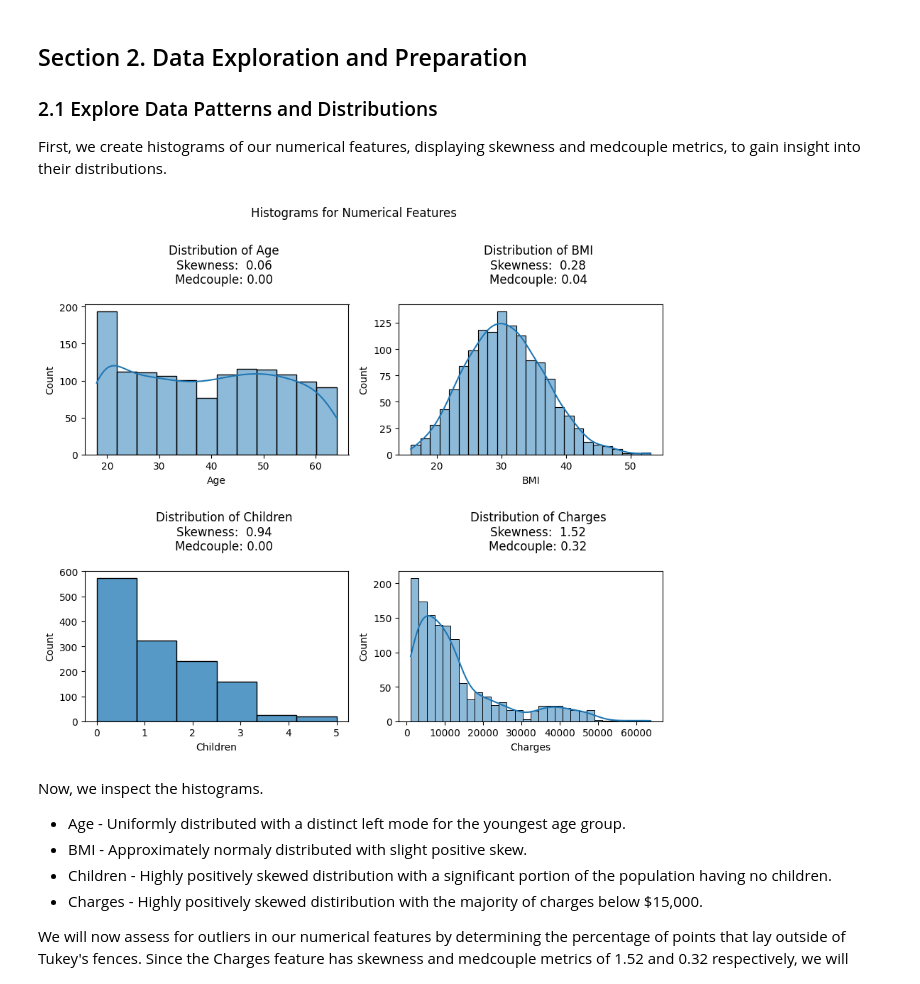
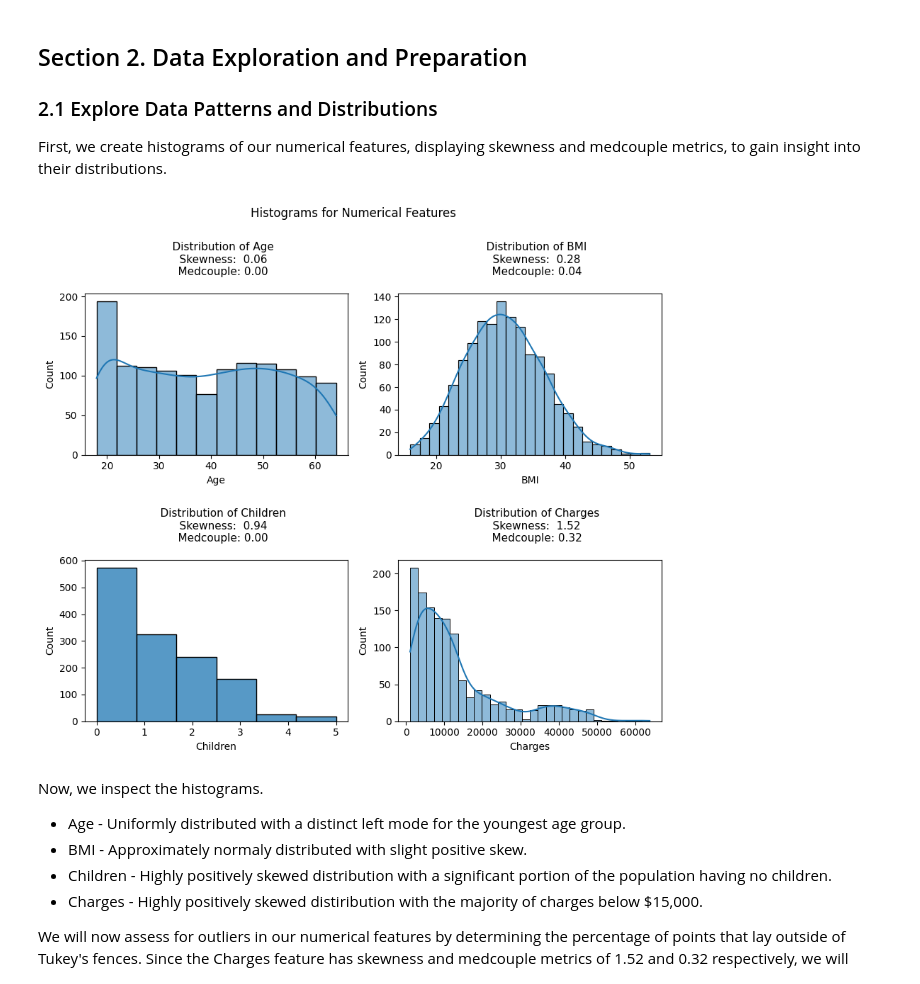
Before and after one commit to JfromNWMS/ml_regression_jordan, a Jupyter notebook: regression_jordan.ipynb, the cells around one changed output. Cells and saved outputs as stored; diff of their text form; code cells hidden in the pictures.

```diff
--- a/regression_jordan.ipynb
+++ b/regression_jordan.ipynb
@@ -111,25 +111,25 @@ First, we create histograms of our numerical features, displaying skewness and m
 # %%
 fig, axes = plt.subplots(2, 2, figsize=(9,8))
 
 for ax, col in zip(axes.flatten(), ["age", "bmi", "children", "charges"], strict=True):
 
     if col == "children":
         sns.histplot(insurance_df[col], kde=False, ax=ax, bins=6) # type: ignore
     else:
         sns.histplot(insurance_df[col], kde=True, ax=ax) # type: ignore
 
     ax.set_title(f"""
     Distribution of {"BMI" if col == "bmi" else col.title()}
     Skewness:  {insurance_df[col].skew():.2f}
     Medcouple: {medcouple(insurance_df[col]):.2f}
-    """)
+    """, fontsize=11)
     ax.set_xlabel("BMI" if col == "bmi" else col.title())
 
 fig.suptitle("Histograms for Numerical Features")
 plt.tight_layout()
 plt.show()
 # %% [output]
-[figure, old version]
+[figure, new version]
 # %% [markdown]
 Now, we inspect the histograms.
 
```
Also changed, not shown: parts of 12 cells of this notebook.
